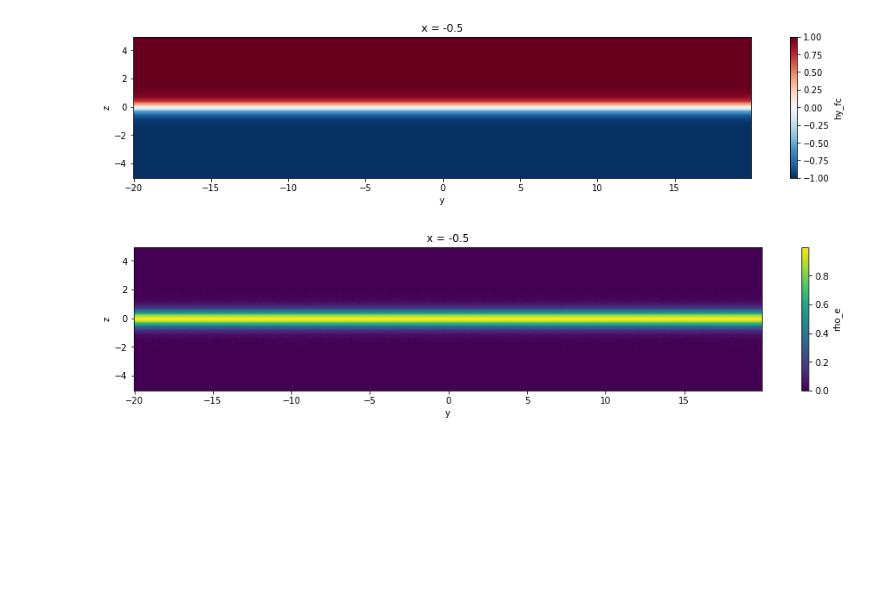
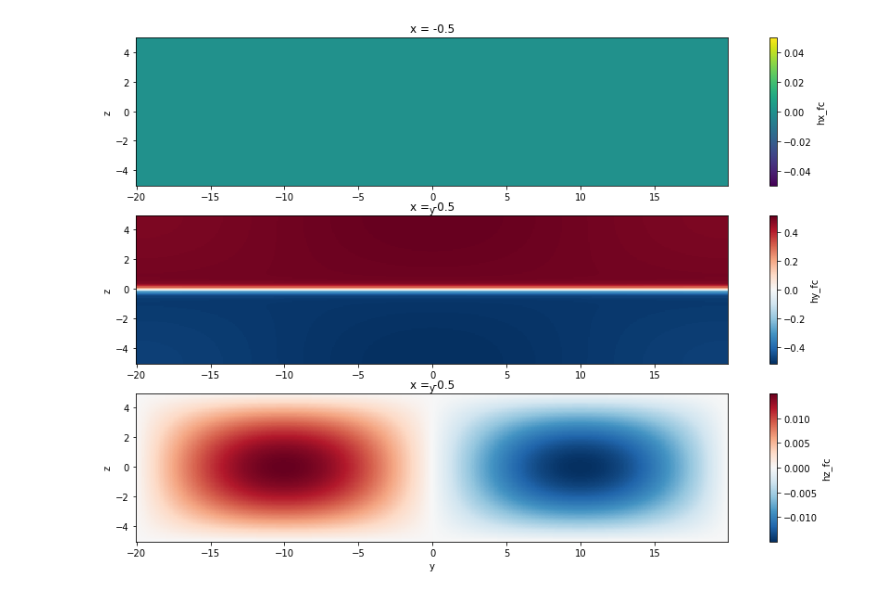
Before and after one commit to germasch/psc, a Jupyter notebook: python/psc_harris_yz.ipynb, the cells around one changed output. Drawn from its saved outputs; the diff is of its cells as text; code cells hidden in the pictures; blank space fills up the shorter version.

```diff
--- a/python/psc_harris_yz.ipynb
+++ b/python/psc_harris_yz.ipynb
@@ -3,12 +3,15 @@ import matplotlib.pyplot as plt
 import xarray as xr
 
 %matplotlib inline
-plt.rcParams['figure.figsize'] = [16, 3]
+plt.rcParams['figure.figsize'] = [16, 10]
 
 import sys
 sys.path.append('/Users/kai/src/psc/python')
 import psc
 # %%
-ds = xr.open_dataset("/Users/kai/src/psc/build-spack-ubuntu2/pfd.000000000.bp", engine='pscadios2', species_names=['e', 'i'],
+ds1 = xr.open_dataset("/Users/kai/src/psc/build-spack-ubuntu2/pfd.000000000.bp", engine='pscadios2', species_names=['e', 'i'],
                     length=[1, 40, 10])
-#ds
+ds2 = xr.open_dataset("/Users/kai/src/psc/build-spack-ubuntu2/pfd_moments.000000000.bp", engine='pscadios2', species_names=['e', 'i'],
+                    length=[1, 40, 10])
+ds = xr.merge([ds1, ds2])
+ds
@@ -15,11 +36,12 @@ ds = xr.open_dataset("/Users/kai/src/psc/build-spack-ubuntu2/pfd.000000000.bp",
-# %%
-ds.hy_fc.T.plot();
-# %% [output]
-[figure, removed]
-# %%
-ds = xr.open_dataset("/Users/kai/src/psc/build-spack-ubuntu2/pfd_moments.000000000.bp", engine='pscadios2', species_names=['e', 'i'],
-                    length=[1, 40, 10])
-# %%
-(-ds.rho_e).T.plot();
-# %% [output]
-[figure, removed]
+# %%
+def plot_fields(fldnames):
+    fig, axs = plt.subplots(len(fldnames), 1)
+    if len(fldnames) == 1: axs = [axs]
+    for i, fldname in enumerate(fldnames):
+        fld = ds[fldname]
+        fld.T.plot(ax=axs[i])
+        axs[i].set_aspect('equal')
+# %%
+plot_fields(['hx_fc', 'hy_fc', 'hz_fc'])
+# %% [output]
+[figure, added]
```
Also changed, not shown: parts of 2 cells of this notebook, 1 other file.
